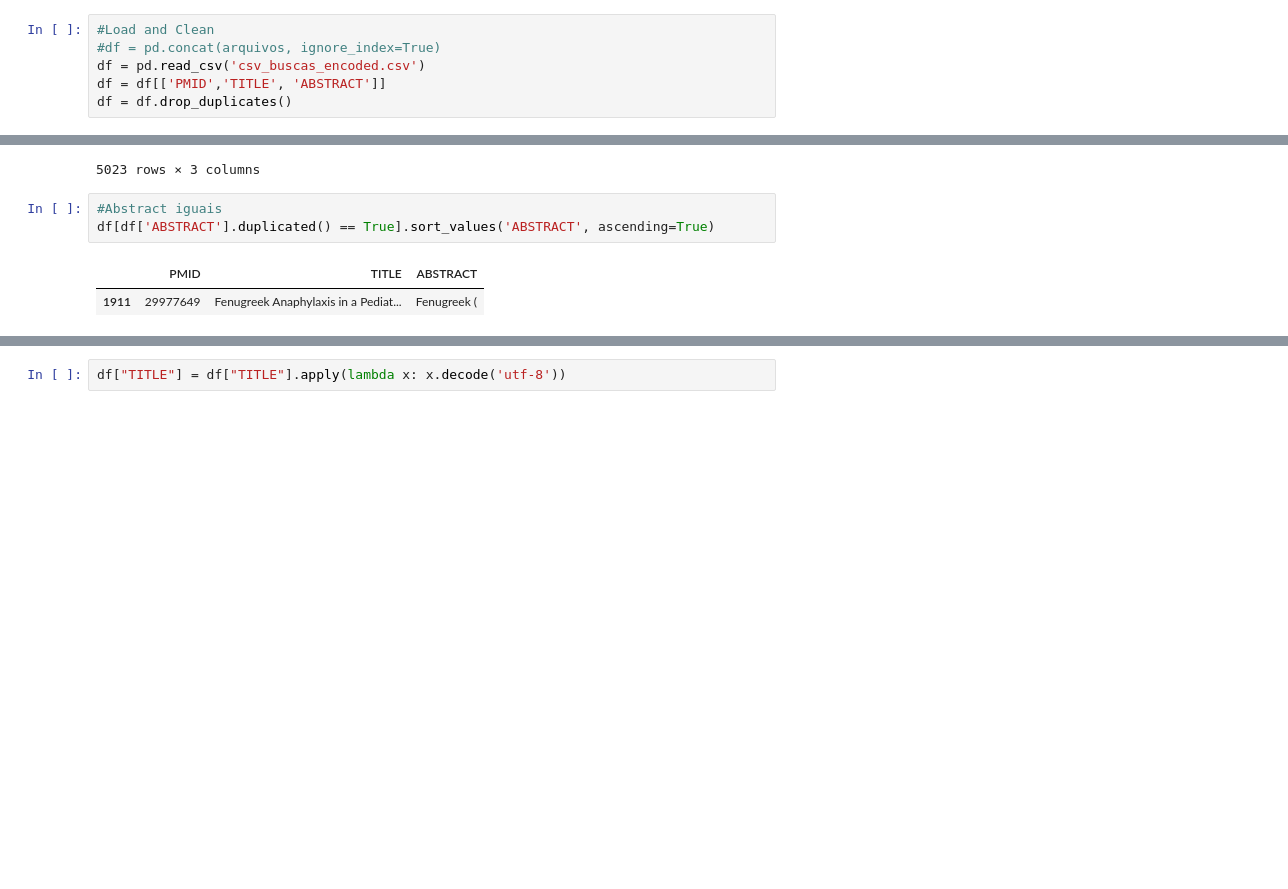
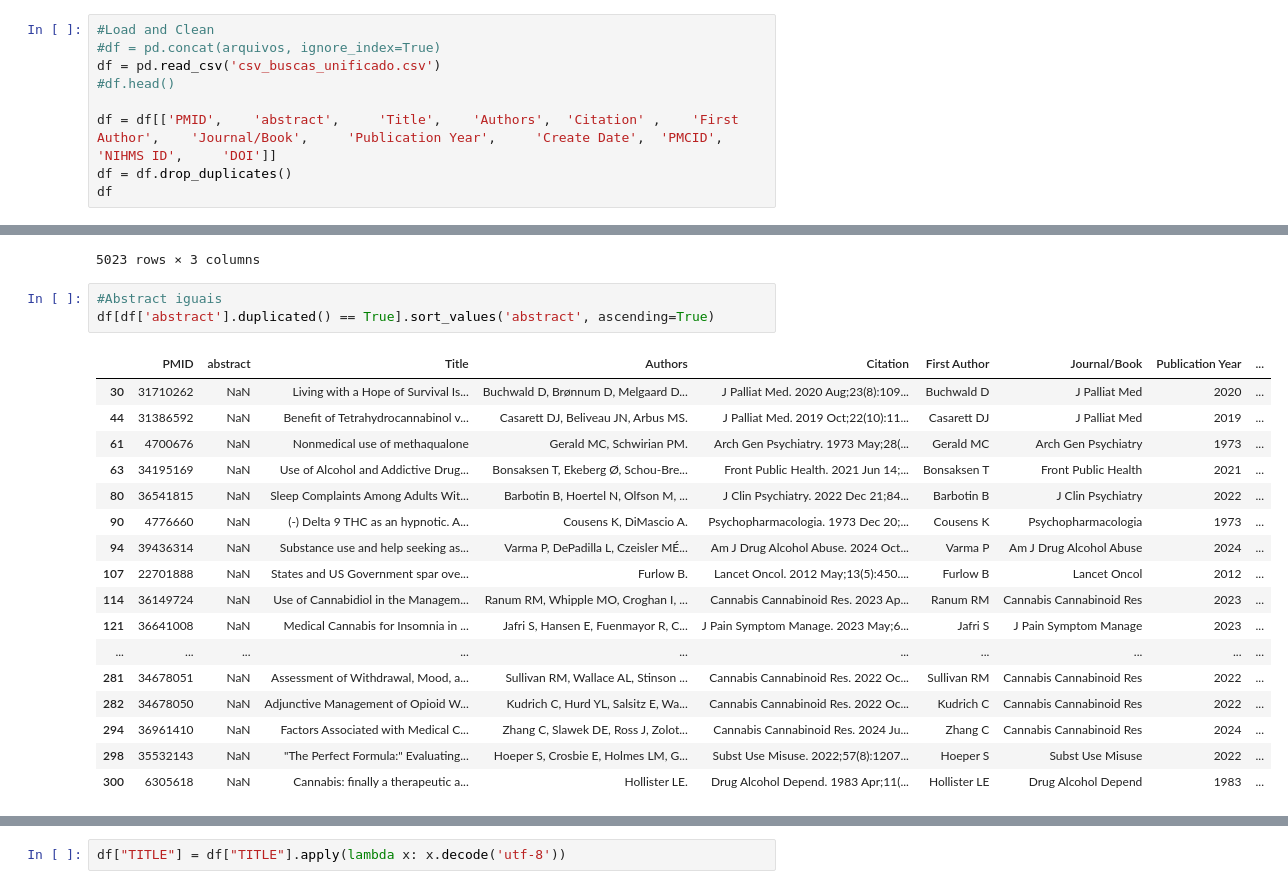
Before and after one commit to racicley-dev/TCC_, a Jupyter notebook: ETL_dataframe.ipynb, the cells around one changed output, grey strips where cells are left out. Cells and saved outputs as stored; diff of their text form; blank space fills up the shorter version.

Commit message:
feat: incluindo a arquivo da cannabis no mainbackup

```diff
--- a/ETL_dataframe.ipynb
+++ b/ETL_dataframe.ipynb
@@ -9,7 +9,10 @@ import os
 # %%
 #Load and Clean
 #df = pd.concat(arquivos, ignore_index=True)
-df = pd.read_csv('csv_buscas_encoded.csv')
-df = df[['PMID','TITLE', 'ABSTRACT']]
+df = pd.read_csv('csv_buscas_unificado.csv')
+#df.head()
+
+df = df[['PMID', 	'abstract', 	'Title', 	'Authors', 	'Citation' ,	'First Author', 	'Journal/Book', 	'Publication Year', 	'Create Date', 	'PMCID', 	'NIHMS ID', 	'DOI']]
 df = df.drop_duplicates()
+df
 # %% [output]
@@ -36,7 +59,22 @@ df
 5023 rows × 3 columns
 # %%
 #Abstract iguais
-df[df['ABSTRACT'].duplicated() == True].sort_values('ABSTRACT', ascending=True)
+df[df['abstract'].duplicated() == True].sort_values('abstract', ascending=True)
 # %% [output]
-|  | PMID | TITLE | ABSTRACT |
-| 1911 | 29977649 | Fenugreek Anaphylaxis in a Pediat... | Fenugreek ( |
+|  | PMID | abstract | Title | Authors | Citation | First Author | Journal/Book | Publication Year | ... |
+| 30 | 31710262 | NaN | Living with a Hope of Survival Is... | Buchwald D, Brønnum D, Melgaard D... | J Palliat Med. 2020 Aug;23(8):109... | Buchwald D | J Palliat Med | 2020 | ... |
+| 44 | 31386592 | NaN | Benefit of Tetrahydrocannabinol v... | Casarett DJ, Beliveau JN, Arbus MS. | J Palliat Med. 2019 Oct;22(10):11... | Casarett DJ | J Palliat Med | 2019 | ... |
+| 61 | 4700676 | NaN | Nonmedical use of methaqualone | Gerald MC, Schwirian PM. | Arch Gen Psychiatry. 1973 May;28(... | Gerald MC | Arch Gen Psychiatry | 1973 | ... |
+| 63 | 34195169 | NaN | Use of Alcohol and Addictive Drug... | Bonsaksen T, Ekeberg Ø, Schou-Bre... | Front Public Health. 2021 Jun 14;... | Bonsaksen T | Front Public Health | 2021 | ... |
+| 80 | 36541815 | NaN | Sleep Complaints Among Adults Wit... | Barbotin B, Hoertel N, Olfson M, ... | J Clin Psychiatry. 2022 Dec 21;84... | Barbotin B | J Clin Psychiatry | 2022 | ... |
+| 90 | 4776660 | NaN | (-) Delta 9 THC as an hypnotic. A... | Cousens K, DiMascio A. | Psychopharmacologia. 1973 Dec 20;... | Cousens K | Psychopharmacologia | 1973 | ... |
+| 94 | 39436314 | NaN | Substance use and help seeking as... | Varma P, DePadilla L, Czeisler MÉ... | Am J Drug Alcohol Abuse. 2024 Oct... | Varma P | Am J Drug Alcohol Abuse | 2024 | ... |
+| 107 | 22701888 | NaN | States and US Government spar ove... | Furlow B. | Lancet Oncol. 2012 May;13(5):450.... | Furlow B | Lancet Oncol | 2012 | ... |
+| 114 | 36149724 | NaN | Use of Cannabidiol in the Managem... | Ranum RM, Whipple MO, Croghan I, ... | Cannabis Cannabinoid Res. 2023 Ap... | Ranum RM | Cannabis Cannabinoid Res | 2023 | ... |
+| 121 | 36641008 | NaN | Medical Cannabis for Insomnia in ... | Jafri S, Hansen E, Fuenmayor R, C... | J Pain Symptom Manage. 2023 May;6... | Jafri S | J Pain Symptom Manage | 2023 | ... |
+| ... | ... | ... | ... | ... | ... | ... | ... | ... | ... |
+| 281 | 34678051 | NaN | Assessment of Withdrawal, Mood, a... | Sullivan RM, Wallace AL, Stinson ... | Cannabis Cannabinoid Res. 2022 Oc... | Sullivan RM | Cannabis Cannabinoid Res | 2022 | ... |
+| 282 | 34678050 | NaN | Adjunctive Management of Opioid W... | Kudrich C, Hurd YL, Salsitz E, Wa... | Cannabis Cannabinoid Res. 2022 Oc... | Kudrich C | Cannabis Cannabinoid Res | 2022 | ... |
+| 294 | 36961410 | NaN | Factors Associated with Medical C... | Zhang C, Slawek DE, Ross J, Zolot... | Cannabis Cannabinoid Res. 2024 Ju... | Zhang C | Cannabis Cannabinoid Res | 2024 | ... |
+| 298 | 35532143 | NaN | "The Perfect Formula:" Evaluating... | Hoeper S, Crosbie E, Holmes LM, G... | Subst Use Misuse. 2022;57(8):1207... | Hoeper S | Subst Use Misuse | 2022 | ... |
+| 300 | 6305618 | NaN | Cannabis: finally a therapeutic a... | Hollister LE. | Drug Alcohol Depend. 1983 Apr;11(... | Hollister LE | Drug Alcohol Depend | 1983 | ... |
```
Also changed, not shown: parts of 5 cells of this notebook, 14 other files.
